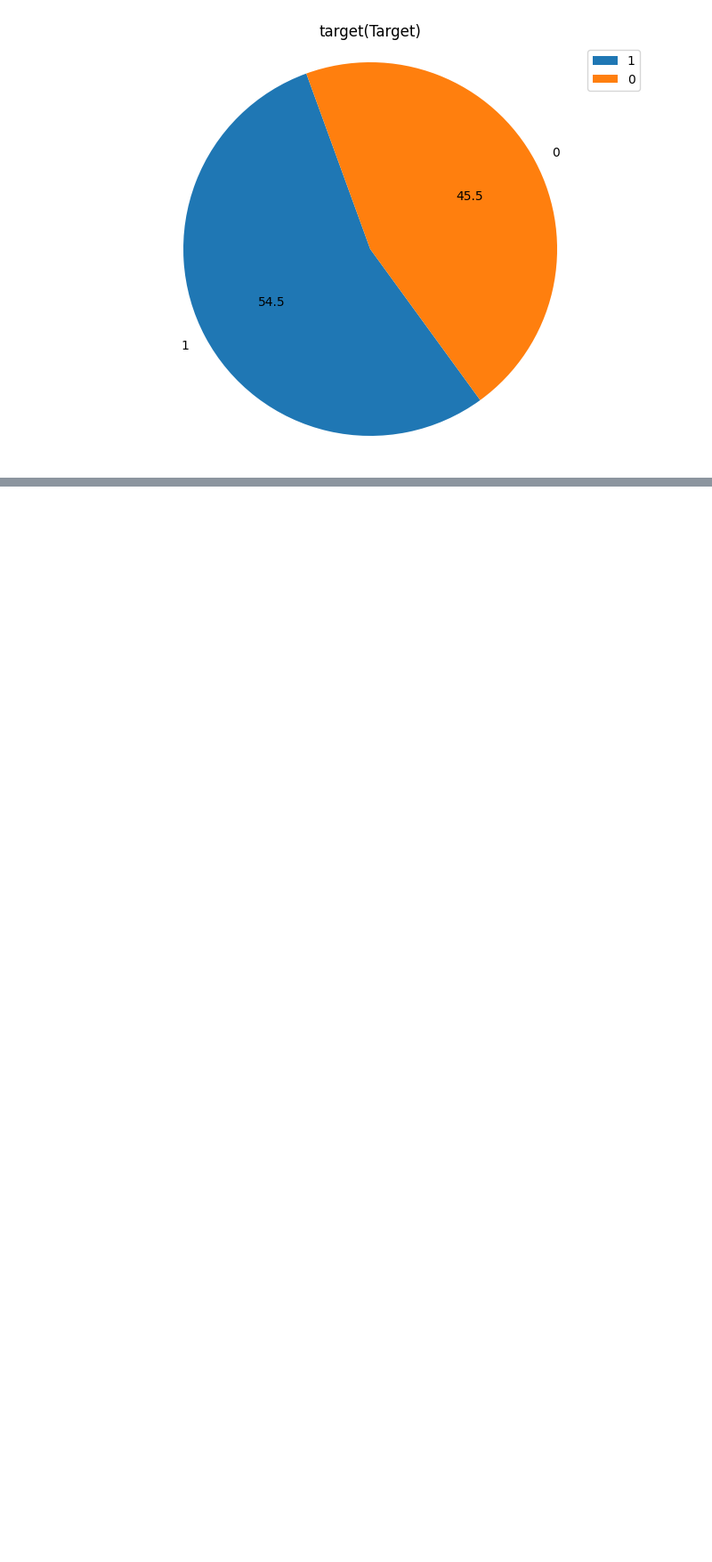
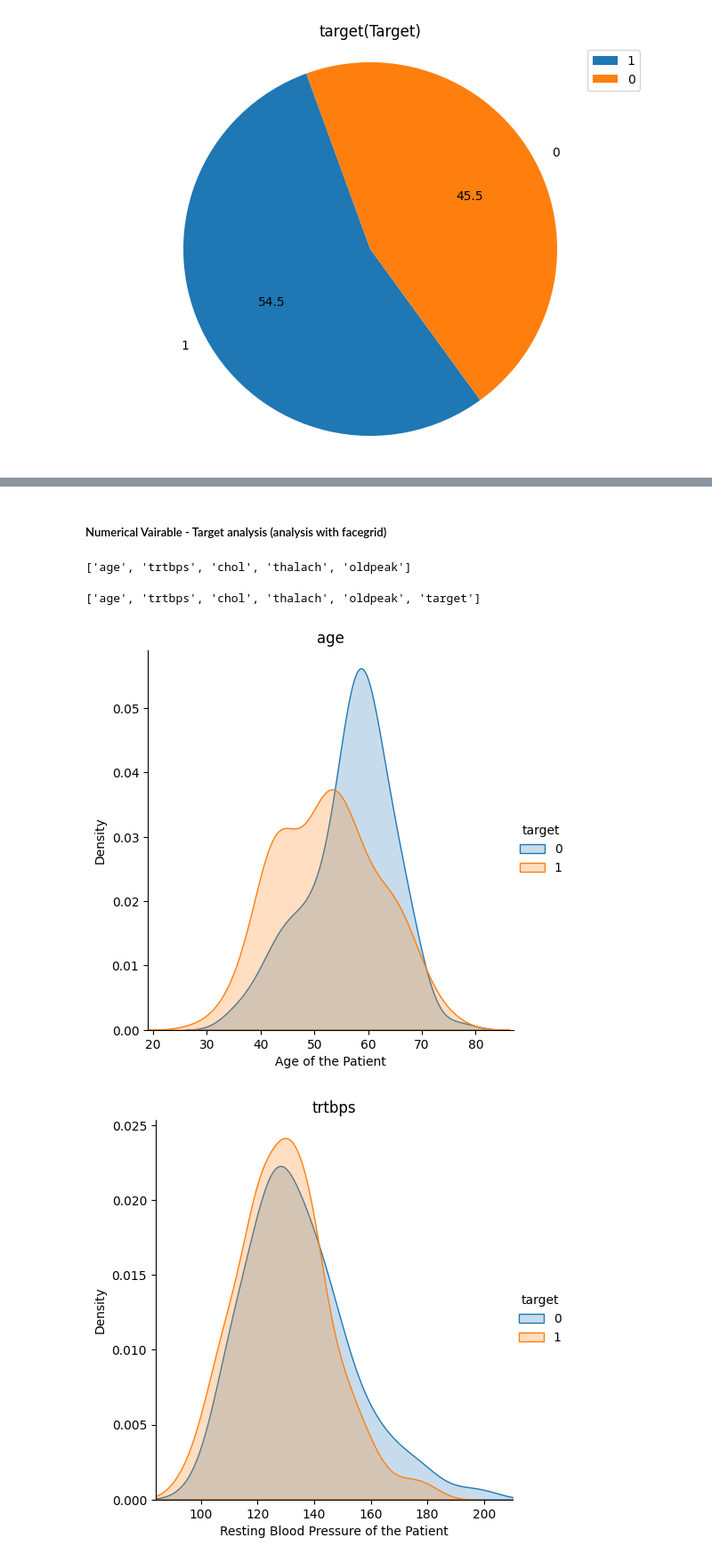
Before and after one commit to Shreya-khandelwal/Heart-Attack-Prediction-Analysis, a Jupyter notebook: code.ipynb, the cells around one changed output, grey strips where cells are left out. Shown at 89% size. Drawn from its saved outputs; the diff is of its cells as text; code cells hidden in the pictures; blank space fills up the shorter version.

```diff
--- a/code.ipynb
+++ b/code.ipynb
@@ -339,0 +360,6 @@ for i,z in list(zip(categoric_var, categoric_axis_name)):
+# %%
+isnull_numbers = []
+for i in df.columns:
+    x = df[i].isnull().sum()
+    isnull_numbers.append(x)
+pd.DataFrame(isnull_numbers, index=df.columns, columns=['Totla number of missing values'])
@@ -339,0 +382,2 @@ for i,z in list(zip(categoric_var, categoric_axis_name)):
+# %%
+df['thal'].fillna(2, inplace=True)
@@ -339,0 +390,3 @@ for i,z in list(zip(categoric_var, categoric_axis_name)):
+# %%
+df['thal']=pd.to_numeric(df['thal'], downcast='integer')
+df['thal']
@@ -339,0 +426,26 @@ for i,z in list(zip(categoric_var, categoric_axis_name)):
+# %% [markdown]
+##### Numerical Vairable - Target analysis (analysis with facegrid)
+# %%
+numeric_var
+# %% [output]
+['age', 'trtbps', 'chol', 'thalach', 'oldpeak']
+# %%
+numeric_var.append("target")
+# %%
+numeric_var
+# %% [output]
+['age', 'trtbps', 'chol', 'thalach', 'oldpeak', 'target']
+# %%
+for i,z in list(zip(numeric_var, numeric_axis_name)):
+    graph = sns.FacetGrid(df[numeric_var], hue='target', height=5, xlim=((df[i].min()-10), (df[i].max()+10)))
+    graph.map(sns.kdeplot, i, shade=True)
+    graph.add_legend()
+
+    plt.title(i)
+    plt.xlabel(z)
+    plt.ylabel("Density")
+
+    plt.show()
+# %% [output]
+[figure, added]
+[figure, added]
```
Also changed, not shown: parts of 82 cells of this notebook.
